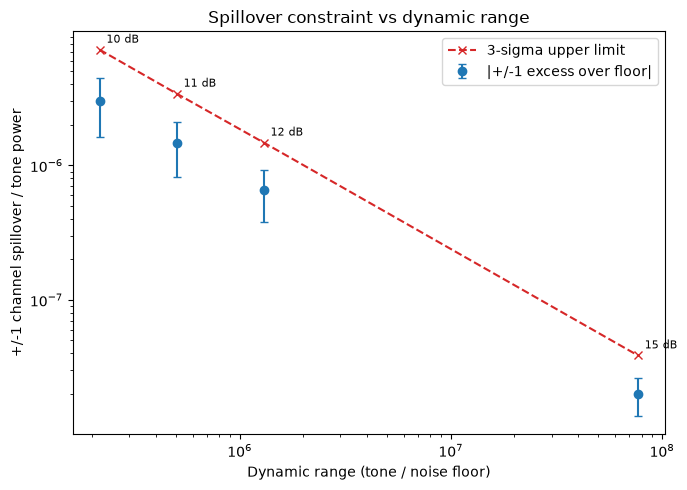
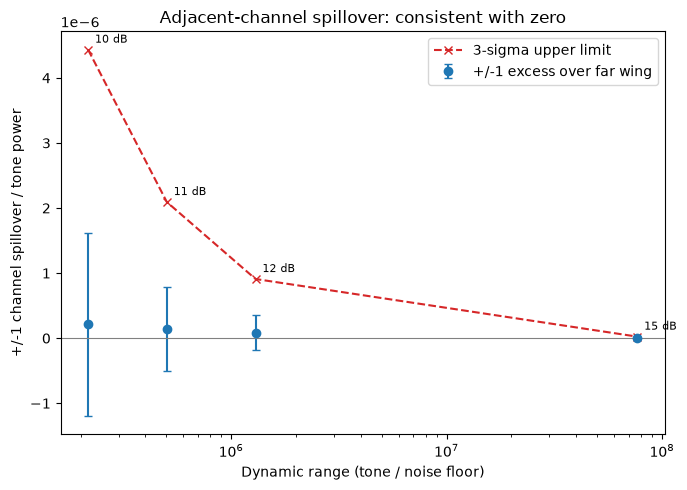
The change to this notebook cell's code, shown as a diff; its figure went from the first image to the second:
--- before
+++ after
@@ -1,52 +1,34 @@
-# +/-1 spillover (excess over floor) and 3-sigma upper limit per setting
-dr_vals, excess_vals, err_vals, limit_vals = [], [], [], []
+dr_vals, diff_vals, sem_vals, limit_vals = [], [], [], []
 for db in SETTINGS:
-    offsets, mean, err = prof[db]
-    s = specs[db]
-    floor_norm = lib.noise_floor(s, tones) / lib.tone_amplitude(s, tones)
-    c = int(np.where(offsets == 0)[0][0])
-    n1 = 0.5 * (mean[c - 1] + mean[c + 1])
-    n1_err = 0.5 * np.hypot(err[c - 1], err[c + 1])
-    excess = n1 - floor_norm
+    near, far, diff, sem = lib.adjacent_excess(specs[db], tones)
     dr_vals.append(dr[db])
-    excess_vals.append(excess)
-    err_vals.append(n1_err)
-    limit_vals.append(max(excess, 0.0) + 3 * n1_err)
+    diff_vals.append(diff)
+    sem_vals.append(sem)
+    limit_vals.append(max(diff, 0.0) + 3 * sem)
 
 fig, ax = plt.subplots(figsize=(7, 5))
-ax.errorbar(dr_vals, np.abs(excess_vals), yerr=err_vals, fmt="o",
-            capsize=3, label="|+/-1 excess over floor|")
+ax.errorbar(dr_vals, diff_vals, yerr=sem_vals, fmt="o", capsize=3,
+            label="+/-1 excess over far wing")
 ax.plot(dr_vals, limit_vals, "x--", color="C3",
         label="3-sigma upper limit")
+ax.axhline(0.0, color="gray", lw=0.8)
 for db, x, y in zip(SETTINGS, dr_vals, limit_vals):
     ax.annotate(f"{db} dB", (x, y), textcoords="offset points",
                 xytext=(5, 5), fontsize=8)
 ax.set_xscale("log")
-ax.set_yscale("log")
 ax.set_xlabel("Dynamic range (tone / noise floor)")
 ax.set_ylabel("+/-1 channel spillover / tone power")
-ax.set_title("Spillover constraint vs dynamic range")
+ax.set_title("Adjacent-channel spillover: consistent with zero")
 ax.legend()
 plt.tight_layout()
 plt.show()
 
-# Headline from the deepest probe (15 dB):
 db = "15"
-offsets, mean, err = prof[db]
-s = specs[db]
-floor_norm = lib.noise_floor(s, tones) / lib.tone_amplitude(s, tones)
-c = int(np.where(offsets == 0)[0][0])
-n1 = 0.5 * (mean[c - 1] + mean[c + 1])
-n1_err = 0.5 * np.hypot(err[c - 1], err[c + 1])
-excess = n1 - floor_norm
-limit = max(excess, 0.0) + 3 * n1_err   # 3-sigma upper bound
-
+near, far, diff, sem = lib.adjacent_excess(specs[db], tones)
+limit = max(diff, 0.0) + 3 * sem
 print(f"Deepest probe: {db} dB, dynamic range {dr[db]:.2e} "
       f"({10*np.log10(dr[db]):.0f} dB)")
-print(f"+/-1 channel spillover (excess over floor): "
-      f"{excess:.2e} +/- {n1_err:.2e} of tone")
+print(f"+/-1 excess over far wing: {diff:.2e} +/- {sem:.2e} of tone "
+      f"({diff/sem:.1f} sigma -> no detection)")
 print(f"3-sigma upper limit on +/-1 spillover: {limit:.2e} of tone "
       f"({10*np.log10(limit):.0f} dB)")
-beyond = mean[c + 2:]
-print(f"max |offset|>=2 point: {beyond.max():.2e} of tone "
-      f"(floor {floor_norm:.2e})")

Commit: fix: report adjacent-channel spillover as upper limit (no detection)